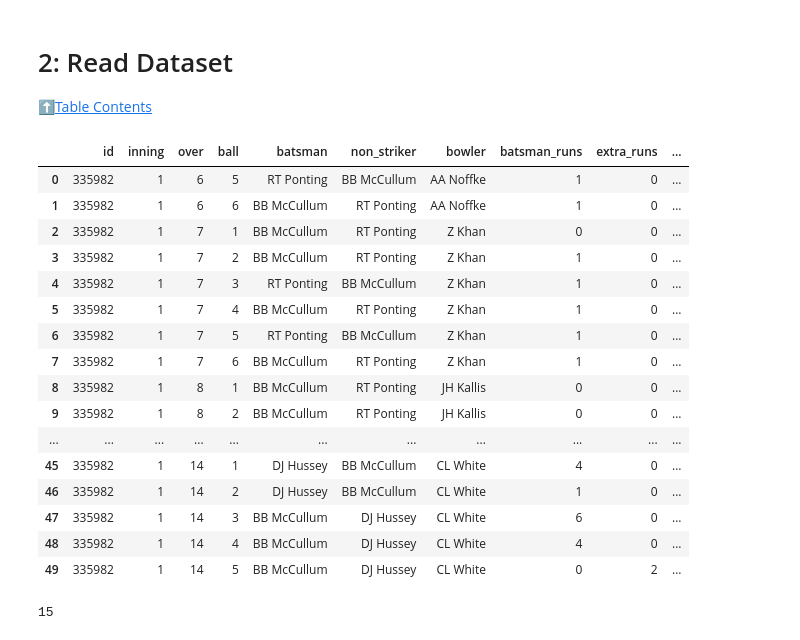
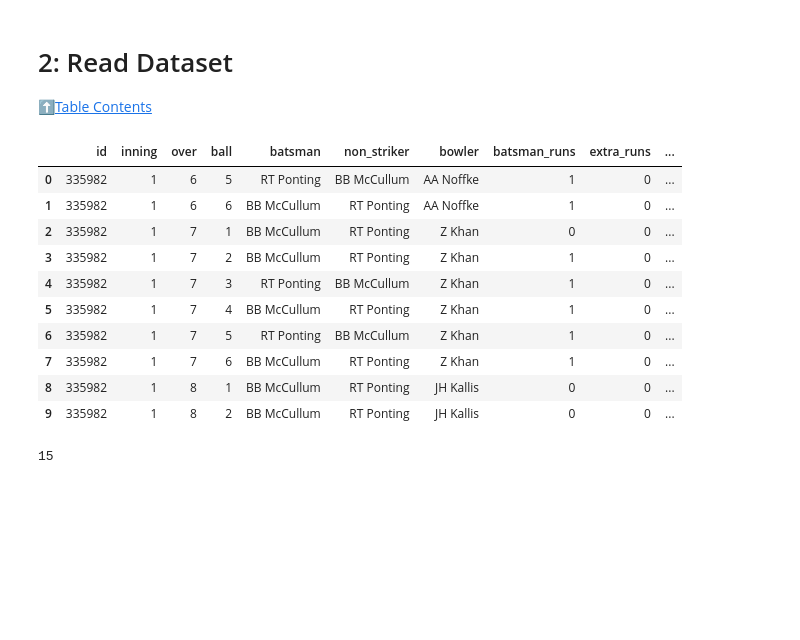
Before and after one commit to Eunnylans/Cluster--Analysis--Player--Performance--Using--IPL--Ball--By--Ball--Dataset, a Jupyter notebook: Cluster_Analysis.ipynb, the cells around one changed output. Saved outputs shown, nothing was run; the diff lists cells and outputs as text; code cells hidden in the pictures; blank space fills up the shorter version.

```diff
--- a/Cluster_Analysis.ipynb
+++ b/Cluster_Analysis.ipynb
@@ -132,25 +132,19 @@ ipl_df = pd.read_csv('IPL Ball-by-Ball 2008-2020.csv')
 # %%
 pd.set_option('display.max_rows', 50)
 # %%
-ipl_df.head(50)
+ipl_df.head(10)
 # %% [output]
 |  | id | inning | over | ball | batsman | non_striker | bowler | batsman_runs | extra_runs | ... |
 | 0 | 335982 | 1 | 6 | 5 | RT Ponting | BB McCullum | AA Noffke | 1 | 0 | ... |
 | 1 | 335982 | 1 | 6 | 6 | BB McCullum | RT Ponting | AA Noffke | 1 | 0 | ... |
 | 2 | 335982 | 1 | 7 | 1 | BB McCullum | RT Ponting | Z Khan | 0 | 0 | ... |
 | 3 | 335982 | 1 | 7 | 2 | BB McCullum | RT Ponting | Z Khan | 1 | 0 | ... |
 | 4 | 335982 | 1 | 7 | 3 | RT Ponting | BB McCullum | Z Khan | 1 | 0 | ... |
 | 5 | 335982 | 1 | 7 | 4 | BB McCullum | RT Ponting | Z Khan | 1 | 0 | ... |
 | 6 | 335982 | 1 | 7 | 5 | RT Ponting | BB McCullum | Z Khan | 1 | 0 | ... |
 | 7 | 335982 | 1 | 7 | 6 | BB McCullum | RT Ponting | Z Khan | 1 | 0 | ... |
 | 8 | 335982 | 1 | 8 | 1 | BB McCullum | RT Ponting | JH Kallis | 0 | 0 | ... |
 | 9 | 335982 | 1 | 8 | 2 | BB McCullum | RT Ponting | JH Kallis | 0 | 0 | ... |
-| ... | ... | ... | ... | ... | ... | ... | ... | ... | ... | ... |
-| 45 | 335982 | 1 | 14 | 1 | DJ Hussey | BB McCullum | CL White | 4 | 0 | ... |
-| 46 | 335982 | 1 | 14 | 2 | DJ Hussey | BB McCullum | CL White | 1 | 0 | ... |
-| 47 | 335982 | 1 | 14 | 3 | BB McCullum | DJ Hussey | CL White | 6 | 0 | ... |
-| 48 | 335982 | 1 | 14 | 4 | BB McCullum | DJ Hussey | CL White | 4 | 0 | ... |
-| 49 | 335982 | 1 | 14 | 5 | BB McCullum | DJ Hussey | CL White | 0 | 2 | ... |
 # %%
 ipl_df['bowling_team'].nunique()
 # %% [output]
```
Also changed, not shown: parts of 8 cells of this notebook, 1 other file.
